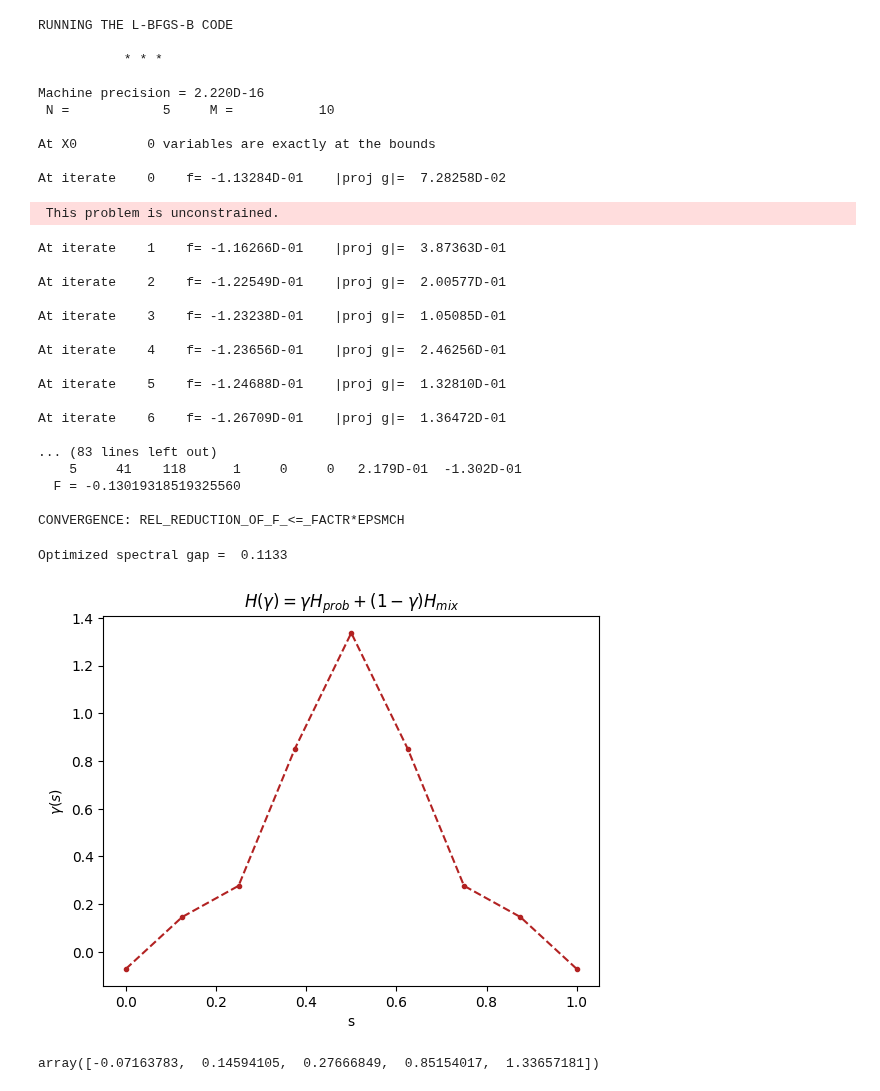
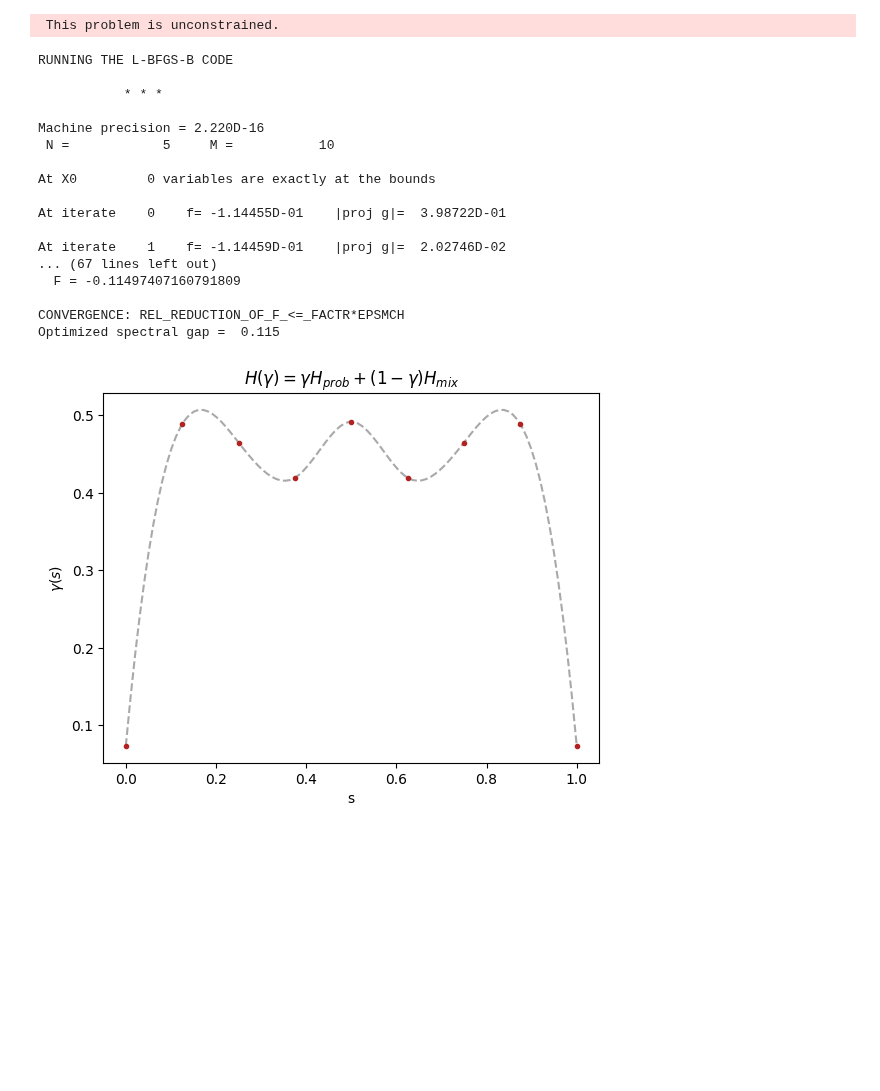
Before and after one commit to petr-ivashkov/quantum-mcmc, a Jupyter notebook: reverse_annealing_optimization.ipynb, the cells around one changed output. Saved outputs shown, nothing was run; the diff lists cells and outputs as text; code cells hidden in the pictures; blank space fills up the shorter version.

```diff
--- a/reverse_annealing_optimization.ipynb
+++ b/reverse_annealing_optimization.ipynb
@@ -88,45 +60,32 @@ res = minimize(loss,
 # %%
-res_finetuned = minimize(loss,
+res_finetuned = minimize(loss_ra,
                          res.x,
+                         args=(n, T, t_max, interpolator_kind),
                          method='L-BFGS-B',
                          options={"disp":True, "maxiter":200})
+
+loss_finetuned = loss_ra(res_finetuned.x, n, T, t_max, interpolator_kind=interpolator_kind)
+print('Optimized spectral gap = ', -loss_finetuned.round(4))
+
+schedule_finetuned = get_symmetric_schedule(res_finetuned.x)
+plot_schedule(schedule_finetuned, get_schedule_interpolator(schedule_finetuned, interpolator_kind))
 # %% [output]
-RUNNING THE L-BFGS-B CODE
-
-           * * *
-
-Machine precision = 2.220D-16
- N =            5     M =           10
-
-At X0         0 variables are exactly at the bounds
-
-At iterate    0    f= -1.13284D-01    |proj g|=  7.28258D-02
+ This problem is unconstrained.
- This problem is unconstrained.
+RUNNING THE L-BFGS-B CODE
+
+           * * *
+
+Machine precision = 2.220D-16
+ N =            5     M =           10
+
+At X0         0 variables are exactly at the bounds
+
+At iterate    0    f= -1.14455D-01    |proj g|=  3.98722D-01
+
+At iterate    1    f= -1.14459D-01    |proj g|=  2.02746D-02
+... (67 lines left out)
+  F = -0.11497407160791809
+
+CONVERGENCE: REL_REDUCTION_OF_F_<=_FACTR*EPSMCH
+Optimized spectral gap =  0.115
-At iterate    1    f= -1.16266D-01    |proj g|=  3.87363D-01
-
-At iterate    2    f= -1.22549D-01    |proj g|=  2.00577D-01
-
-At iterate    3    f= -1.23238D-01    |proj g|=  1.05085D-01
-
-At iterate    4    f= -1.23656D-01    |proj g|=  2.46256D-01
-
-At iterate    5    f= -1.24688D-01    |proj g|=  1.32810D-01
-
-At iterate    6    f= -1.26709D-01    |proj g|=  1.36472D-01
-
-... (83 lines left out)
-    5     41    118      1     0     0   2.179D-01  -1.302D-01
-  F = -0.13019318519325560
-
-CONVERGENCE: REL_REDUCTION_OF_F_<=_FACTR*EPSMCH
+[figure, added]
-# %%
-loss_opt = loss(res.x)
-print('Optimized spectral gap = ', -loss_opt.round(4))
-plot_ra_schedule(res.x)
-# %% [output]
-Optimized spectral gap =  0.1133
-[figure, removed]
-# %%
-res.x
-# %% [output]
-array([-0.07163783,  0.14594105,  0.27666849,  0.85154017,  1.33657181])
```
Also changed, not shown: parts of 7 cells of this notebook, 3 other files.
